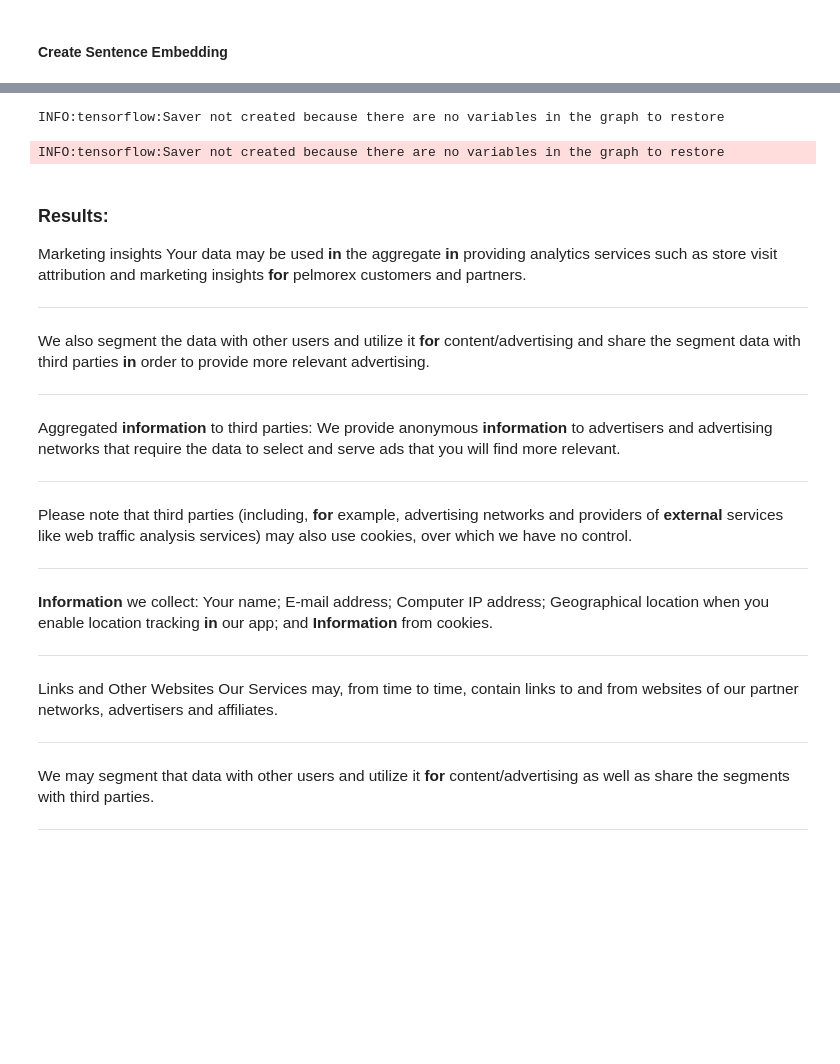
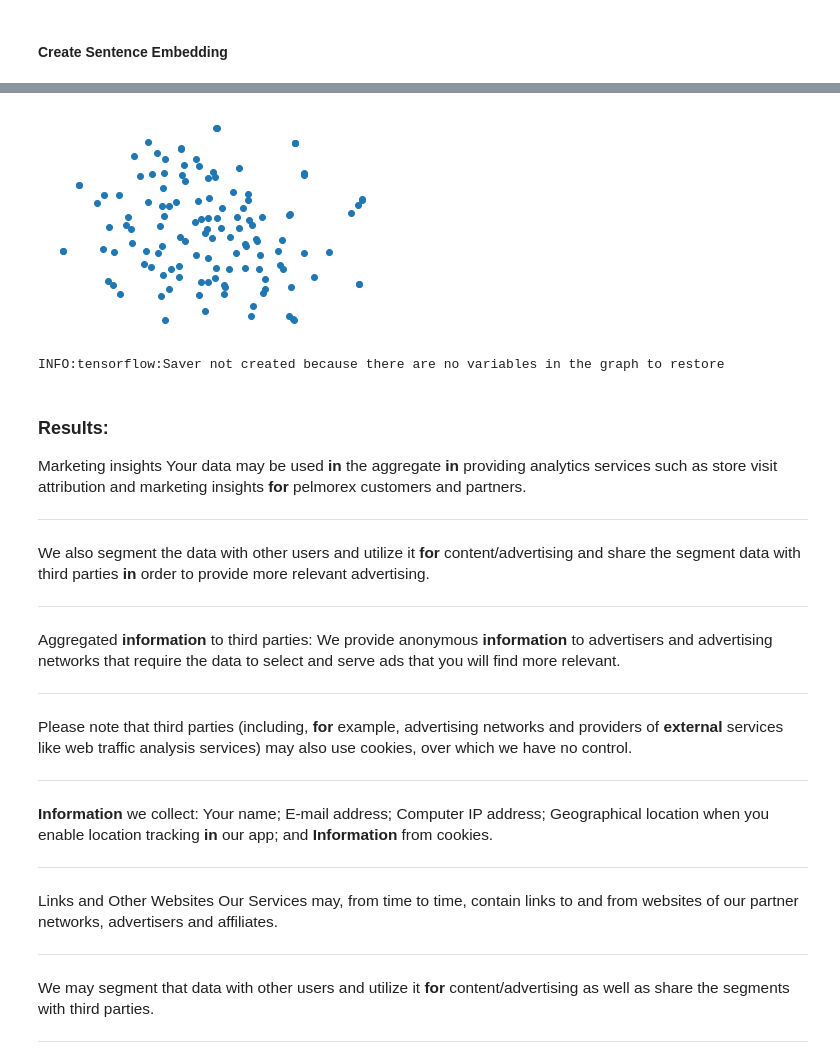
Before and after one commit to jocelynprince1/NLP_Experiments, a Jupyter notebook: NLP Text Similarity with ELMO from TF HUB.ipynb, the cells around one changed output, grey strips where cells are left out. Saved outputs shown, nothing was run; the diff lists cells and outputs as text; code cells hidden in the pictures; blank space fills up the shorter version.

```diff
--- a/NLP Text Similarity with ELMO from TF HUB.ipynb
+++ b/NLP Text Similarity with ELMO from TF HUB.ipynb
@@ -146,0 +119,5 @@ embed = hub.Module(url)
+# %%
+MODEL = "elmo"
+VERSION = 3
+url = "/content/drive/My Drive/Colab Notebooks/NLP/tf-hub_modules/"+MODEL+str(VERSION)+"/"
+print (url)
@@ -206,11 +153,20 @@ files.download('Sentence encode.html')
+# %%
+y = (y - y.min()) / (y.max() - y.min())
+# %%
+plt.scatter(y[:, 0], y[:, 1])
+plt.axis("off")
+plt.show()
+# %% [output]
+[figure, added]
 # %%
-#@title Sementic search
-#@markdown Enter a set of words to find matching sentences. 'results_returned' can beused to modify the number of matching sentences retured. To view the code behind this cell, use the menu in the top right to unhide...
+#@title Semantic search
+#@markdown Enter a set of words to find matching sentences.
+# 'results_returned' can beused to modify the number of matching
+# sentences retured.
 search_string = "exchange information external organizations" #@param {type:"string"}
 results_returned = "7" #@param [1, 2, 3, 4, 5, 6, 7]
 
 from sklearn.metrics.pairwise import cosine_similarity
-
 
 embeddings2 = embed(
     [search_string],
@@ -221,7 +177,6 @@ with tf.Session() as sess:
   sess.run(tf.global_variables_initializer())
   sess.run(tf.tables_initializer())
   search_vect = sess.run(embeddings2)
-
 
 cosine_similarities = pd.Series(cosine_similarity(search_vect, x).flatten())
 output =""
@@ -240,7 +195,6 @@ display(HTML(output))
 #   print('\n')
 # %% [output]
 INFO:tensorflow:Saver not created because there are no variables in the graph to restore
-INFO:tensorflow:Saver not created because there are no variables in the graph to restore
 Results:
 Marketing insights Your data may be used in the aggregate in providing analytics services such as store visit attribution and marketing insights for pelmorex customers and partners.
 We also segment the data with other users and utilize it for content/advertising and share the segment data with third parties in order to provide more relevant advertising.
```
Also changed, not shown: parts of 17 cells of this notebook.
